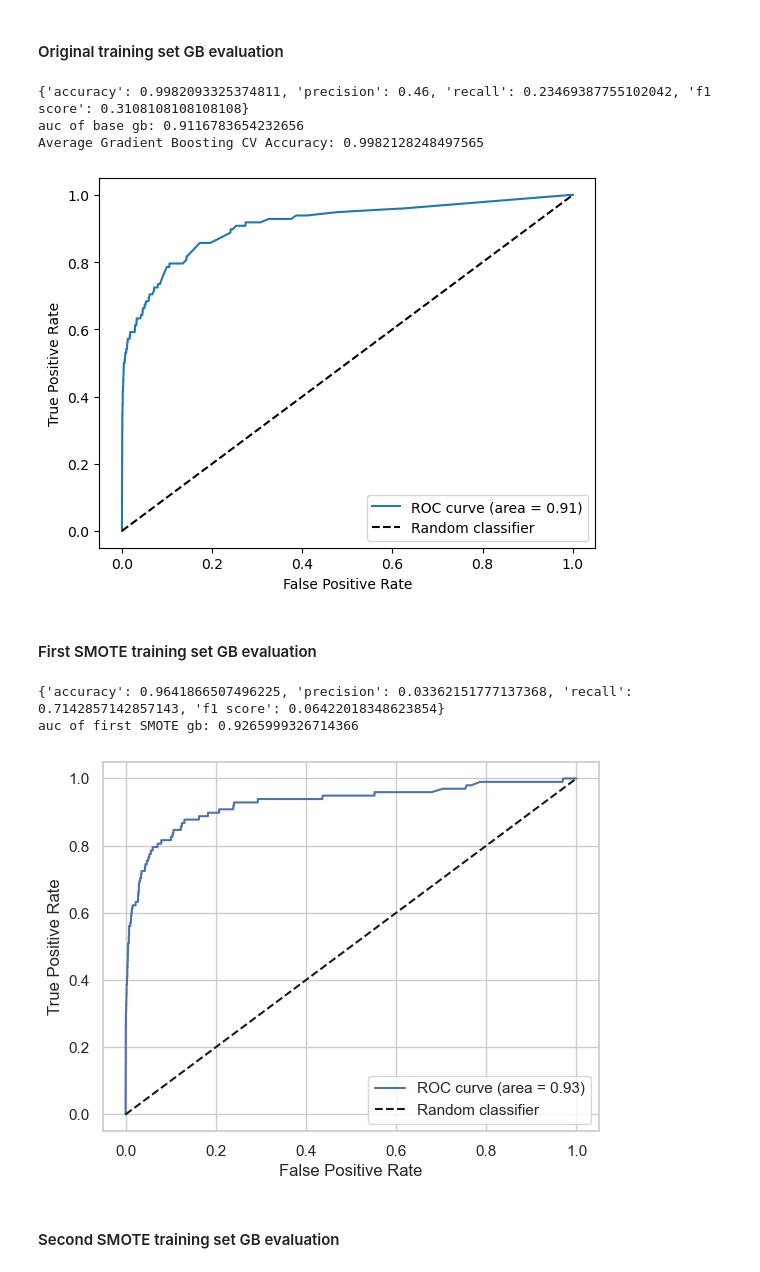
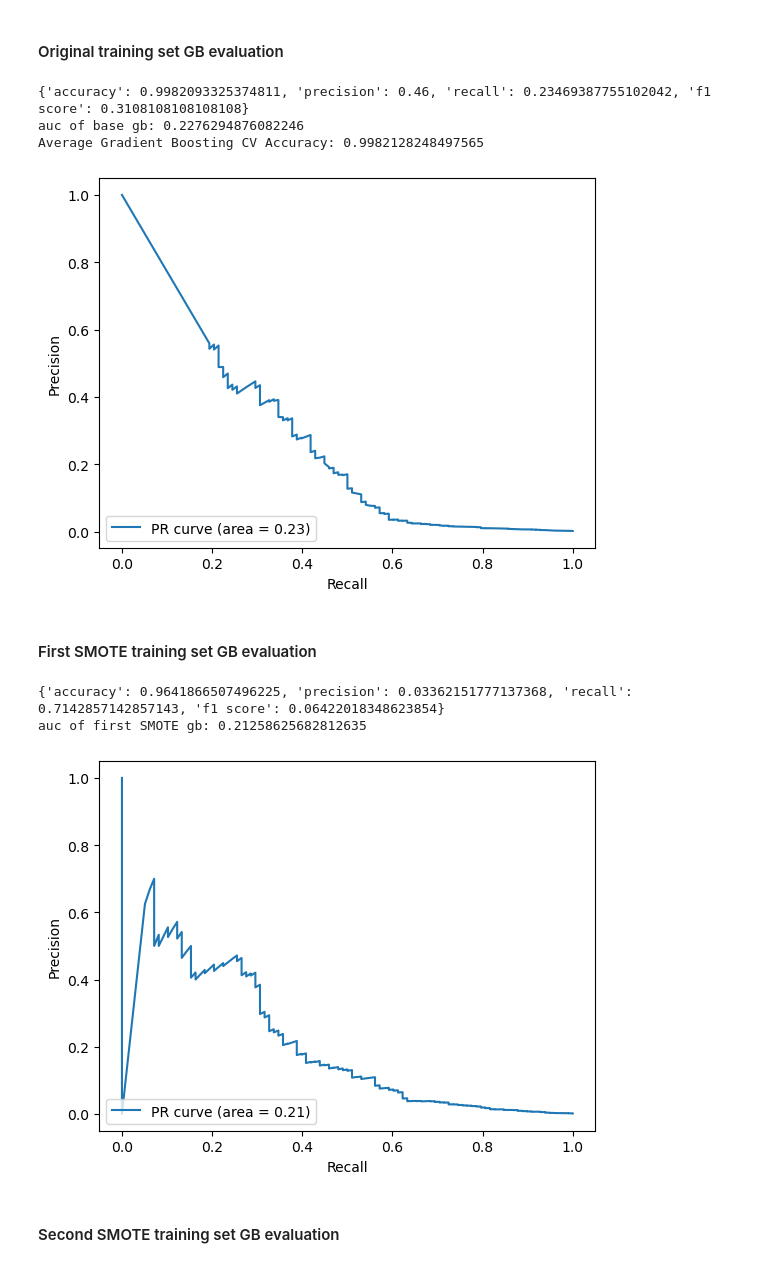
Before and after one commit to KyleDennis25/Credit-Card-Fraud-Detection, a Jupyter notebook: project.ipynb, the cells around one changed output. Drawn from its saved outputs; the diff is of its cells as text; code cells hidden in the pictures.

Commit message:
Update project.ipynb
Converted all ROC-AUC values to PR-AUC values. Also, I modified the point plot so the PR-AUC values are used.

```diff
--- a/project.ipynb
+++ b/project.ipynb
@@ -217,7 +217,7 @@ y_pred_prob_gb, y_pred_gb = train_and_predict(gb, X_train_scaled, y_train, X_tes
 # Get accuracy metrics
 gb_metrics = calculate_metrics(y_test, y_pred_gb)
 print(gb_metrics)
-gb_auc = roc_auc_score(y_test, y_pred_prob_gb)
+gb_auc = average_precision_score(y_test, y_pred_prob_gb)
 print('auc of base gb: '+ str(gb_auc))
 
 # Get CV accuracy for rf
@@ -225,30 +225,30 @@ avg_gb_cv_accuracy = stratified_cv(gb, X_scaled, y, num_splits=5)
 print('Average Gradient Boosting CV Accuracy: ' + str(avg_gb_cv_accuracy))
 
 # Plot auc
-roc_plot(y_test, y_pred_prob_gb, gb_auc)
+auc_plot(y_test, y_pred_prob_gb, gb_auc)
 # %% [output]
 {'accuracy': 0.9982093325374811, 'precision': 0.46, 'recall': 0.23469387755102042, 'f1 score': 0.3108108108108108}
-auc of base gb: 0.9116783654232656
+auc of base gb: 0.2276294876082246
 Average Gradient Boosting CV Accuracy: 0.9982128248497565
-[figure, old version]
+[figure, new version]
 # %% [markdown]
 #### First SMOTE training set GB evaluation
 # %%
 # Fit first SMOTE model and get predictions
 y_pred_prob_gb2, y_pred_gb2 = train_and_predict(gb, X_train_scaled_sampled, y_train_sampled, X_test_scaled)
 
 # Get accuracy metrics
 gb_metrics2 = calculate_metrics(y_test, y_pred_gb2)
 print(gb_metrics2)
-gb_auc2 = roc_auc_score(y_test, y_pred_prob_gb2)
+gb_auc2 = average_precision_score(y_test, y_pred_prob_gb2)
 print('auc of first SMOTE gb: '+ str(gb_auc2))
 
 # Plot auc
-roc_plot(y_test, y_pred_prob_gb2, gb_auc2)
+auc_plot(y_test, y_pred_prob_gb2, gb_auc2)
 # %% [output]
 {'accuracy': 0.9641866507496225, 'precision': 0.03362151777137368, 'recall': 0.7142857142857143, 'f1 score': 0.06422018348623854}
-auc of first SMOTE gb: 0.9265999326714366
+auc of first SMOTE gb: 0.21258625682812635
-[figure, old version]
+[figure, new version]
 # %% [markdown]
 #### Second SMOTE training set GB evaluation
 # %%
```
Also changed, not shown: parts of 9 cells of this notebook.
